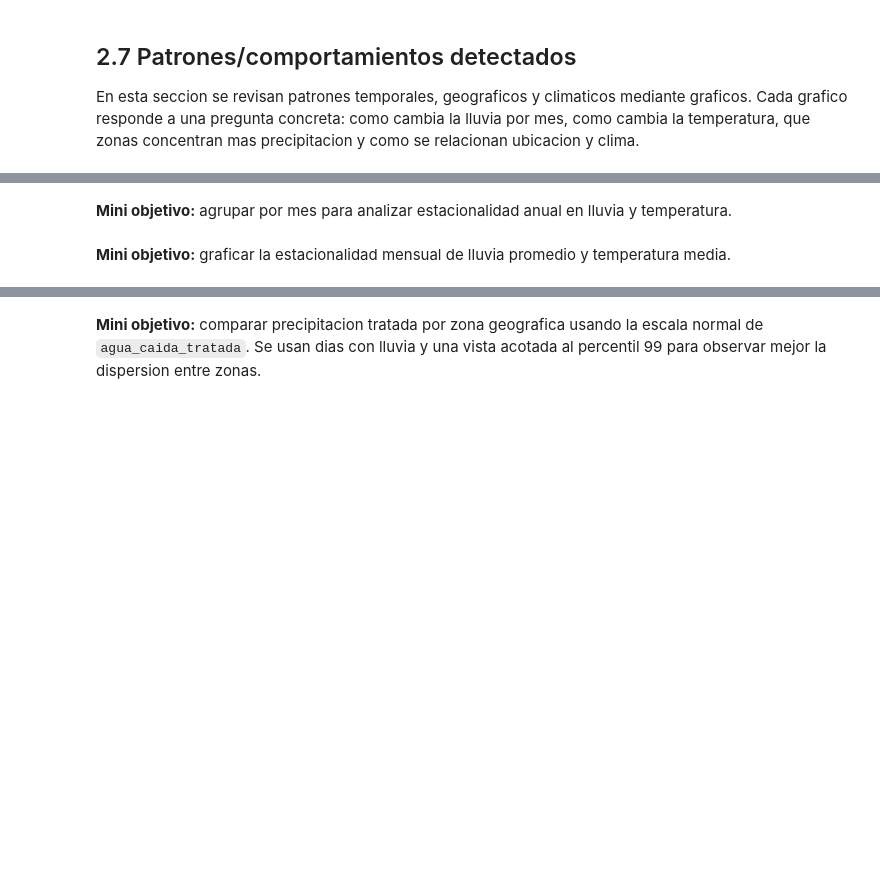
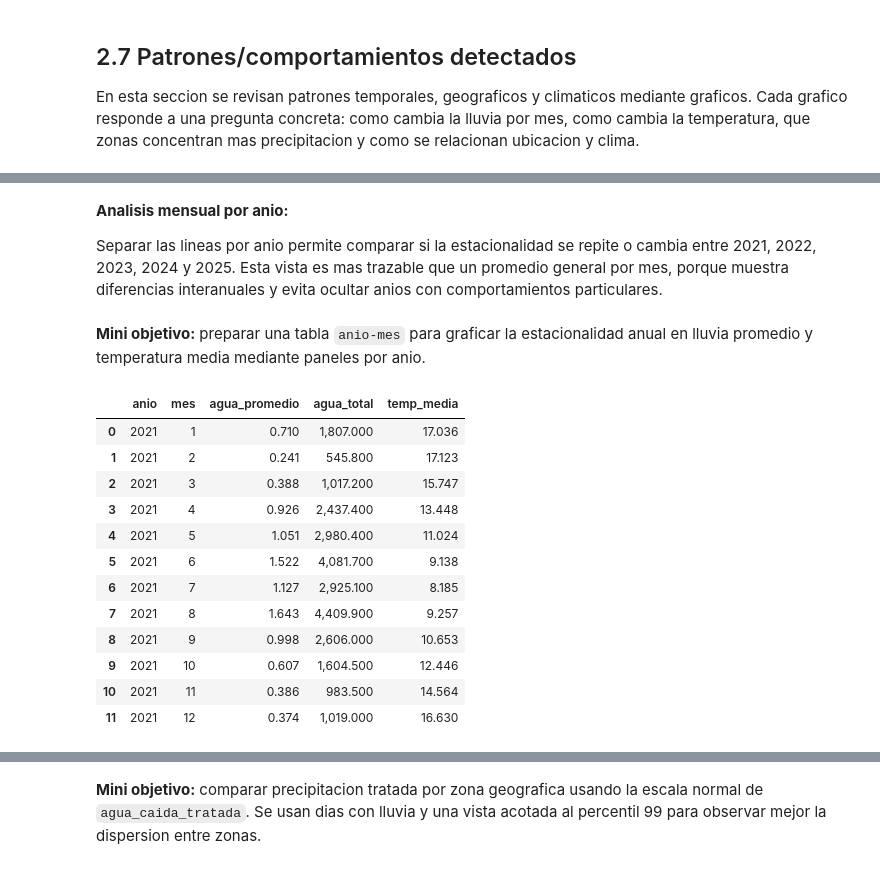
Before and after one commit to 4mnesia/DataMining, a Jupyter notebook: EV2_BIY7121_005D.ipynb, the cells around one changed output, grey strips where cells are left out. Drawn from its saved outputs; the diff is of its cells as text; code cells hidden in the pictures; blank space fills up the shorter version.

```diff
--- a/EV2_BIY7121_005D.ipynb
+++ b/EV2_BIY7121_005D.ipynb
@@ -1344,2 +1353,6 @@ La serie mensual permite observar estacionalidad y variaciones interanuales. Est
+# %% [markdown]
+**Analisis mensual por anio:**
+
+Separar las lineas por anio permite comparar si la estacionalidad se repite o cambia entre 2021, 2022, 2023, 2024 y 2025. Esta vista es mas trazable que un promedio general por mes, porque muestra diferencias interanuales y evita ocultar anios con comportamientos particulares.
 # %% [markdown]
-**Mini objetivo:** agrupar por mes para analizar estacionalidad anual en lluvia y temperatura.
+**Mini objetivo:** preparar una tabla `anio-mes` para graficar la estacionalidad anual en lluvia promedio y temperatura media mediante paneles por anio.
@@ -1352,2 +1359,20 @@ por_mes = df_eda.groupby('mes').agg(
-# %% [markdown]
-**Mini objetivo:** graficar la estacionalidad mensual de lluvia promedio y temperatura media.
+# %%
+por_anio_mes = mensual[[
+    'anio', 'mes', 'agua_promedio', 'agua_total', 'temp_media'
+]].copy()
+
+display(por_anio_mes.head(12))
+# %% [output]
+|  | anio | mes | agua_promedio | agua_total | temp_media |
+| 0 | 2021 | 1 | 0.710 | 1,807.000 | 17.036 |
+| 1 | 2021 | 2 | 0.241 | 545.800 | 17.123 |
+| 2 | 2021 | 3 | 0.388 | 1,017.200 | 15.747 |
+| 3 | 2021 | 4 | 0.926 | 2,437.400 | 13.448 |
+| 4 | 2021 | 5 | 1.051 | 2,980.400 | 11.024 |
+| 5 | 2021 | 6 | 1.522 | 4,081.700 | 9.138 |
+| 6 | 2021 | 7 | 1.127 | 2,925.100 | 8.185 |
+| 7 | 2021 | 8 | 1.643 | 4,409.900 | 9.257 |
+| 8 | 2021 | 9 | 0.998 | 2,606.000 | 10.653 |
+| 9 | 2021 | 10 | 0.607 | 1,604.500 | 12.446 |
+| 10 | 2021 | 11 | 0.386 | 983.500 | 14.564 |
+| 11 | 2021 | 12 | 0.374 | 1,019.000 | 16.630 |
```
Also changed, not shown: parts of 11 cells of this notebook.
